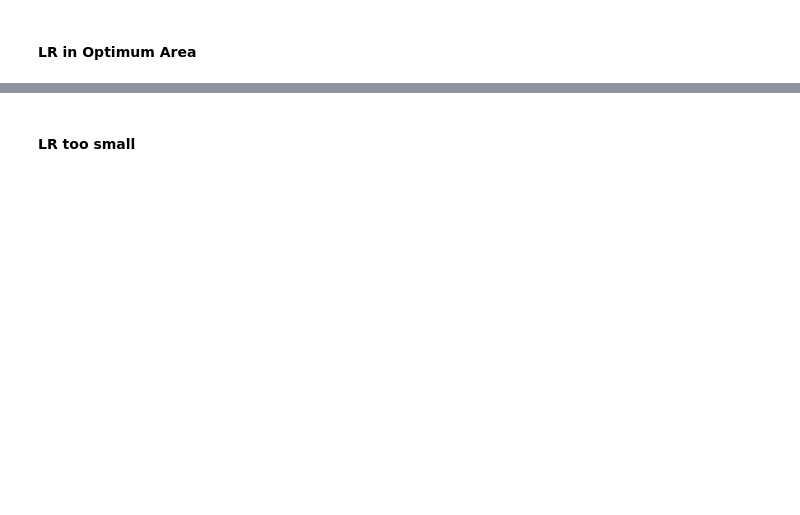
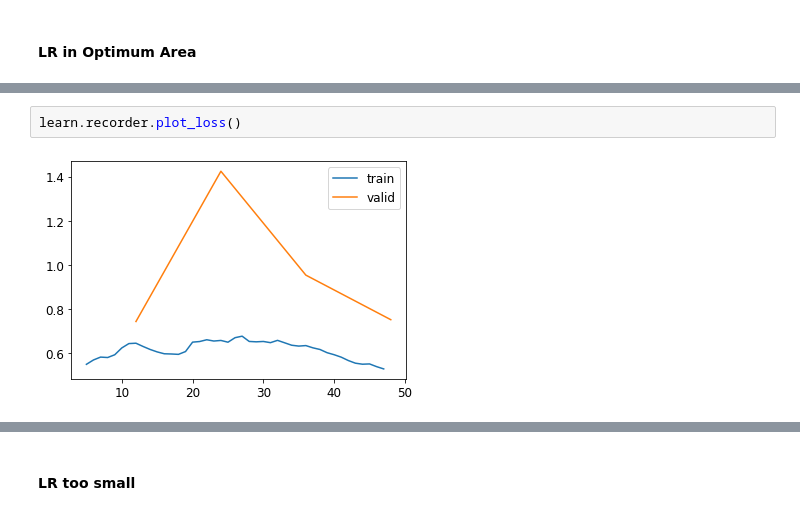
Before and after one commit to Aravinda89/fastai_bootcamp, a Jupyter notebook: Gayan_dl_201_cohort2_05_pet_breeds_w_assignments.ipynb, the cells around one changed output, grey strips where cells are left out. Saved outputs shown, nothing was run; the diff lists cells and outputs as text; blank space fills up the shorter version.

```diff
--- a/Gayan_dl_201_cohort2_05_pet_breeds_w_assignments.ipynb
+++ b/Gayan_dl_201_cohort2_05_pet_breeds_w_assignments.ipynb
@@ -944,0 +966,4 @@ learn.fine_tune(epochs=4, base_lr=lr)
+# %%
+learn.recorder.plot_loss()
+# %% [output]
+[figure, added]
```
Also changed, not shown: parts of 27 cells of this notebook.
